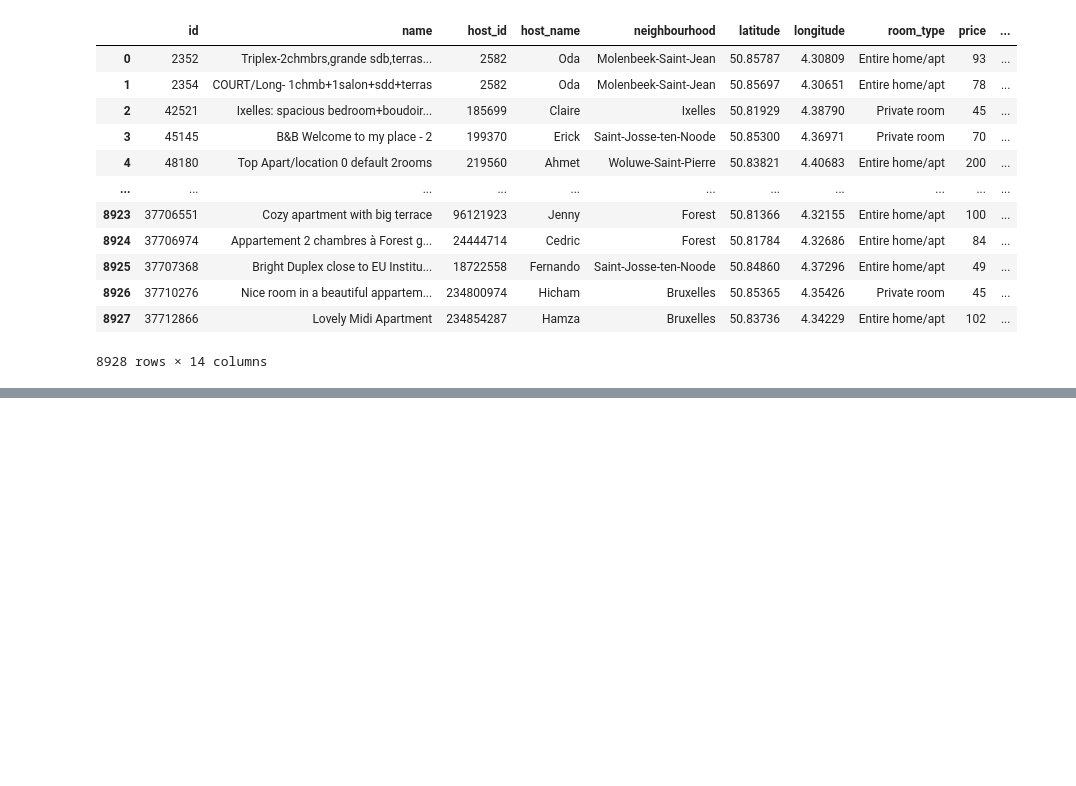
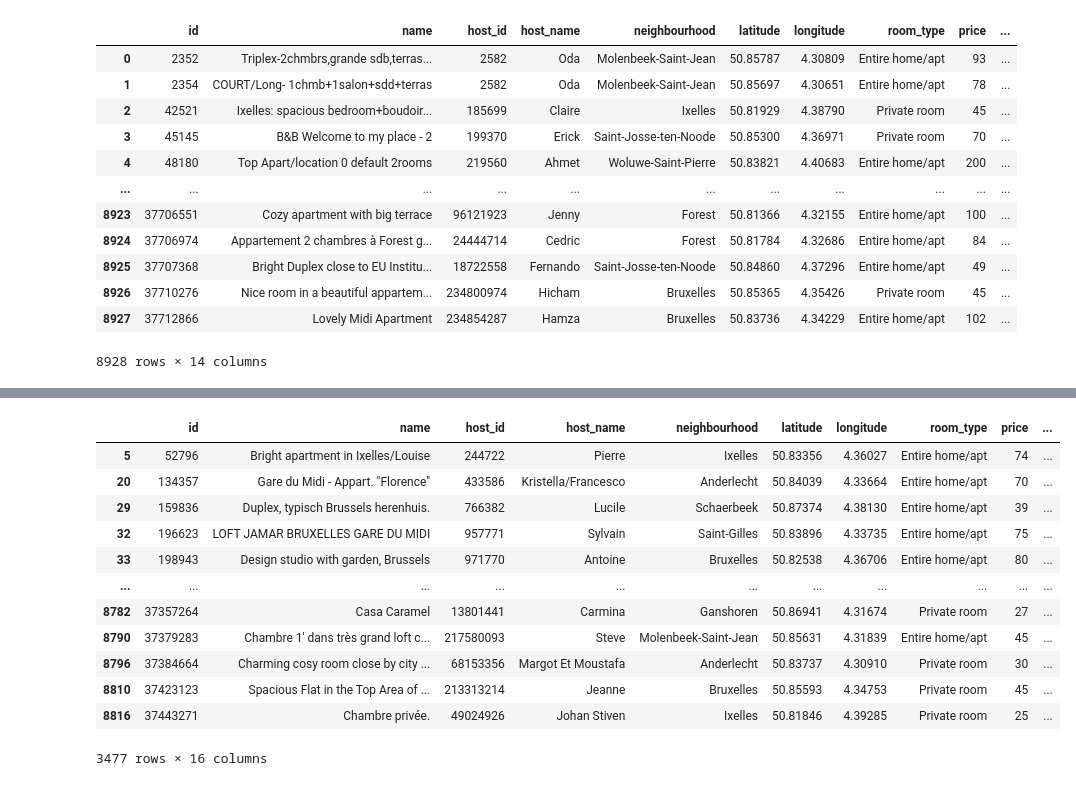
Before and after one commit to intro-to-geoprocessing/week3-lab, a Jupyter notebook: 01-airbnb-analysis.ipynb, the cells around one changed output, grey strips where cells are left out. Saved outputs shown, nothing was run; the diff lists cells and outputs as text; code cells hidden in the pictures; blank space fills up the shorter version.

```diff
--- a/01-airbnb-analysis.ipynb
+++ b/01-airbnb-analysis.ipynb
@@ -24,0 +123,25 @@ data
+# %%
+data['occupancy_rate'] = data['reviews_per_month'] / 0.5 * data['minimum_nights'] / 31
+# %%
+def calculate_occupancy_rate(number_of_reviews, minimum_nights):
+    # first we set some additional assumptions
+    review_rate = 0.5
+    days_in_month = 31
+    average_stay_length_assumption = 3
+    max_occupancy = 0.7
+
+    # calculate occupancy
+    average_stay_length = minimum_nights.clip(lower = average_stay_length_assumption)
+    occupancy_per_month = number_of_reviews / review_rate * average_stay_length / days_in_month
+
+    # cap occupancy at max_occupancy
+    exceed_max_occupancy = occupancy_per_month > max_occupancy
+
+    occupancy_per_month.loc[exceed_max_occupancy] = 0.7
+
+    # fill missing values with a zero (0)
+    occupancy_per_month_fillna = occupancy_per_month.fillna(0)
+
+    return occupancy_per_month_fillna
+# %%
+data['occupancy_rate'] = calculate_occupancy_rate(data['reviews_per_month'], data['minimum_nights'])
@@ -24,0 +155,2 @@ data
+# %%
+data['monthly_rental_income'] =  data['price'] * data['occupancy_rate'] * 31
@@ -24,0 +206,16 @@ data
+# %%
+data.query('occupancy_rate >= 0.25')
+# %% [output]
+|  | id | name | host_id | host_name | neighbourhood | latitude | longitude | room_type | price | ... |
+| 5 | 52796 | Bright apartment in Ixelles/Louise | 244722 | Pierre | Ixelles | 50.83356 | 4.36027 | Entire home/apt | 74 | ... |
+| 20 | 134357 | Gare du Midi - Appart. "Florence" | 433586 | Kristella/Francesco | Anderlecht | 50.84039 | 4.33664 | Entire home/apt | 70 | ... |
+| 29 | 159836 | Duplex, typisch Brussels herenhuis. | 766382 | Lucile | Schaerbeek | 50.87374 | 4.38130 | Entire home/apt | 39 | ... |
+| 32 | 196623 | LOFT JAMAR BRUXELLES GARE DU MIDI | 957771 | Sylvain | Saint-Gilles | 50.83896 | 4.33735 | Entire home/apt | 75 | ... |
+| 33 | 198943 | Design studio with garden, Brussels | 971770 | Antoine | Bruxelles | 50.82538 | 4.36706 | Entire home/apt | 80 | ... |
+| ... | ... | ... | ... | ... | ... | ... | ... | ... | ... | ... |
+| 8782 | 37357264 | Casa Caramel | 13801441 | Carmina | Ganshoren | 50.86941 | 4.31674 | Private room | 27 | ... |
+| 8790 | 37379283 | Chambre 1' dans très grand loft c... | 217580093 | Steve | Molenbeek-Saint-Jean | 50.85631 | 4.31839 | Entire home/apt | 45 | ... |
+| 8796 | 37384664 | Charming cosy room close by city ... | 68153356 | Margot Et Moustafa | Anderlecht | 50.83737 | 4.30910 | Private room | 30 | ... |
+| 8810 | 37423123 | Spacious Flat in the Top Area of ... | 213313214 | Jeanne | Bruxelles | 50.85593 | 4.34753 | Private room | 45 | ... |
+| 8816 | 37443271 | Chambre privée. | 49024926 | Johan Stiven | Ixelles | 50.81846 | 4.39285 | Private room | 25 | ... |
+3477 rows × 16 columns
```
Also changed, not shown: parts of 22 cells of this notebook.
